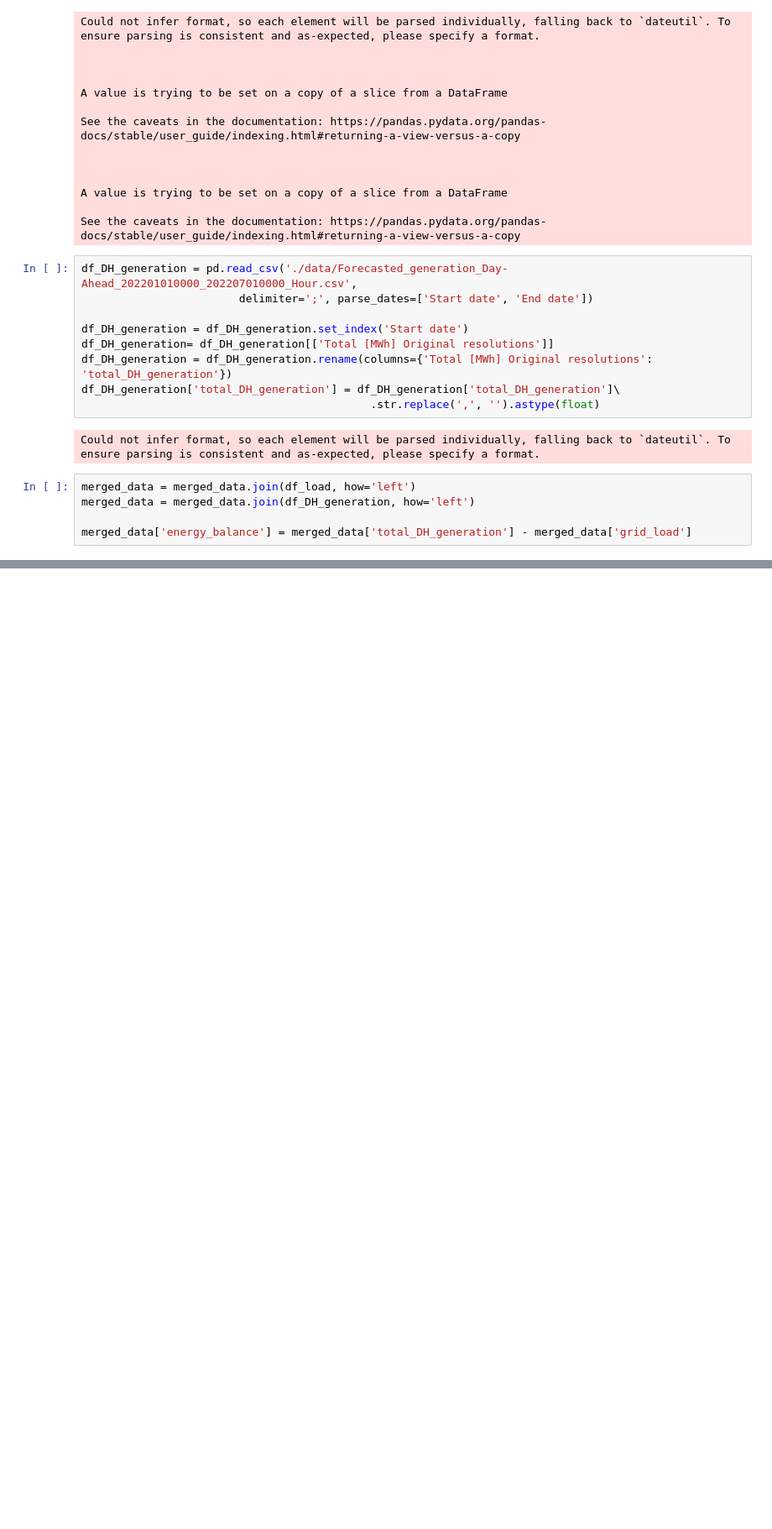
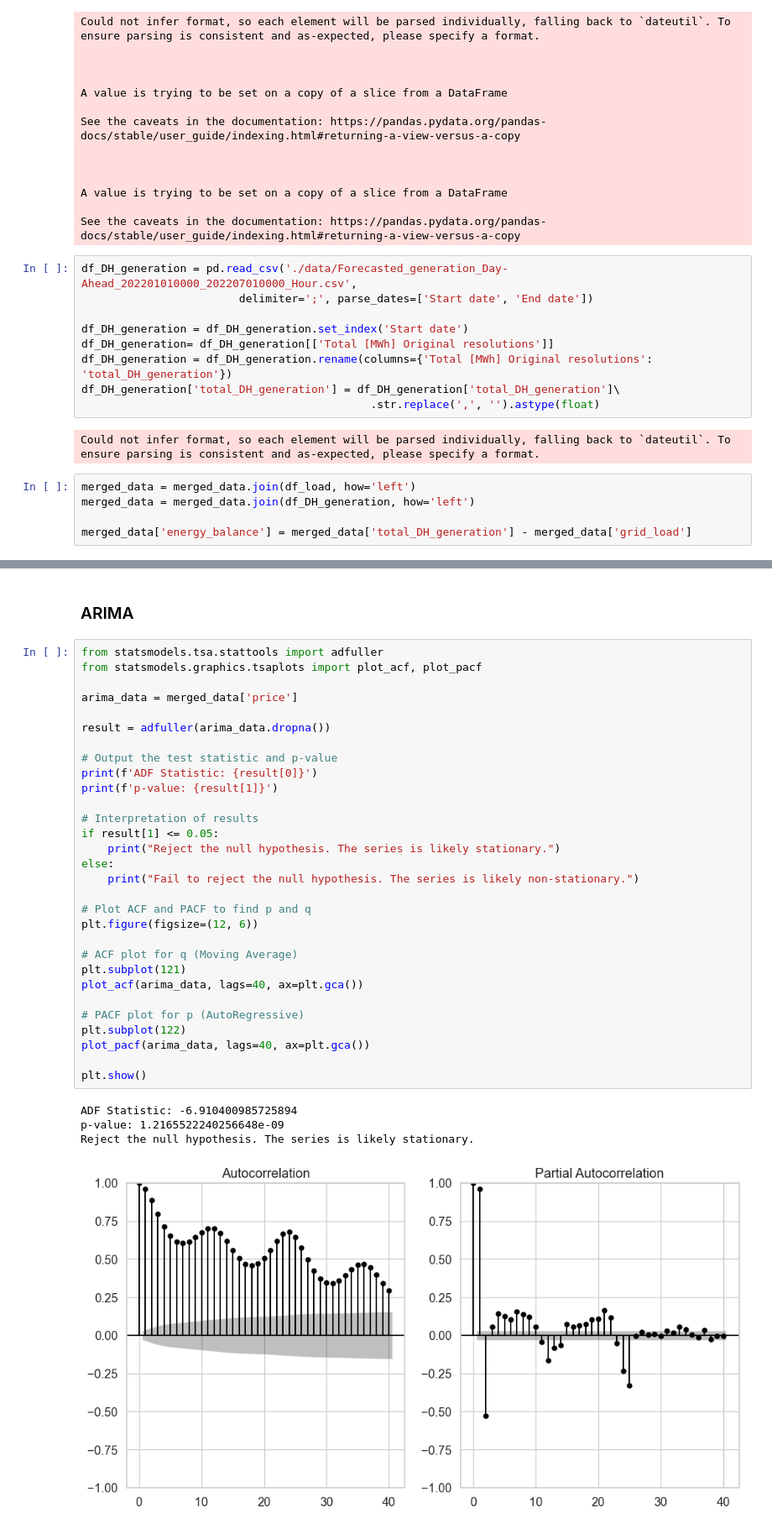
Before and after one commit to matt-lvk/energy_market_toymodel, a Jupyter notebook: forecasting.ipynb, the cells around one changed output, grey strips where cells are left out. Shown at 84% size. Saved outputs shown, nothing was run; the diff lists cells and outputs as text; blank space fills up the shorter version.

Commit message:
update arima

```diff
--- a/forecasting.ipynb
+++ b/forecasting.ipynb
@@ -374,0 +368,37 @@ Mean Absolute Error: 29.071574118420916
+# %% [markdown]
+### ARIMA
+# %%
+from statsmodels.tsa.stattools import adfuller
+from statsmodels.graphics.tsaplots import plot_acf, plot_pacf
+
+arima_data = merged_data['price']
+
+result = adfuller(arima_data.dropna())
+
+# Output the test statistic and p-value
+print(f'ADF Statistic: {result[0]}')
+print(f'p-value: {result[1]}')
+
+# Interpretation of results
+if result[1] <= 0.05:
+    print("Reject the null hypothesis. The series is likely stationary.")
+else:
+    print("Fail to reject the null hypothesis. The series is likely non-stationary.")
+
+# Plot ACF and PACF to find p and q
+plt.figure(figsize=(12, 6))
+
+# ACF plot for q (Moving Average)
+plt.subplot(121)
+plot_acf(arima_data, lags=40, ax=plt.gca())
+
+# PACF plot for p (AutoRegressive)
+plt.subplot(122)
+plot_pacf(arima_data, lags=40, ax=plt.gca())
+
+plt.show()
+# %% [output]
+ADF Statistic: -6.910400985725894
+p-value: 1.2165522240256648e-09
+Reject the null hypothesis. The series is likely stationary.
+[figure, added]
```
Also changed, not shown: parts of 18 cells of this notebook, 5 other files.
